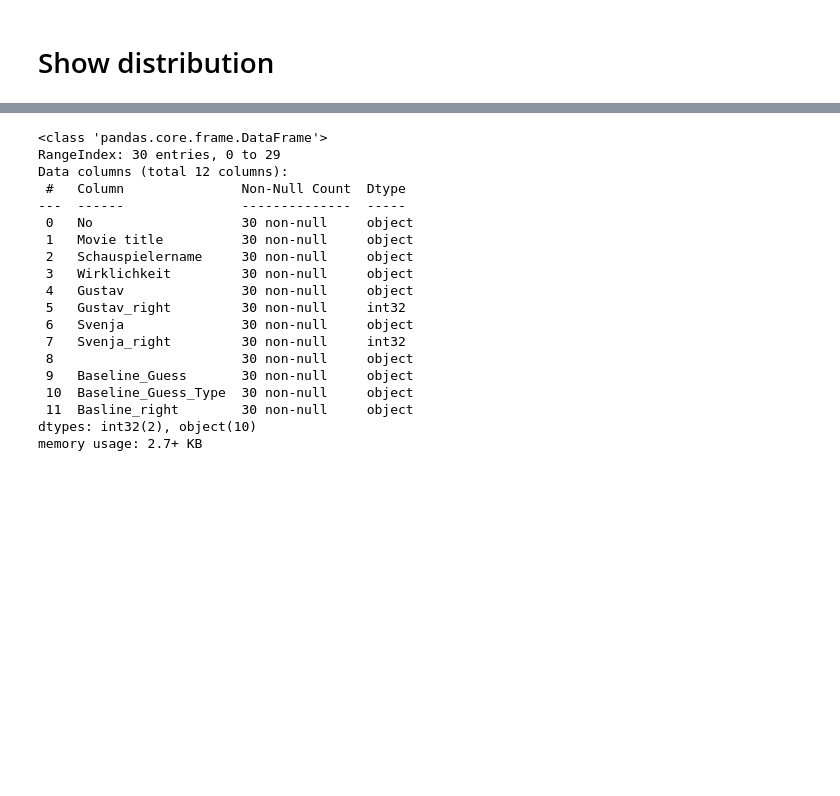
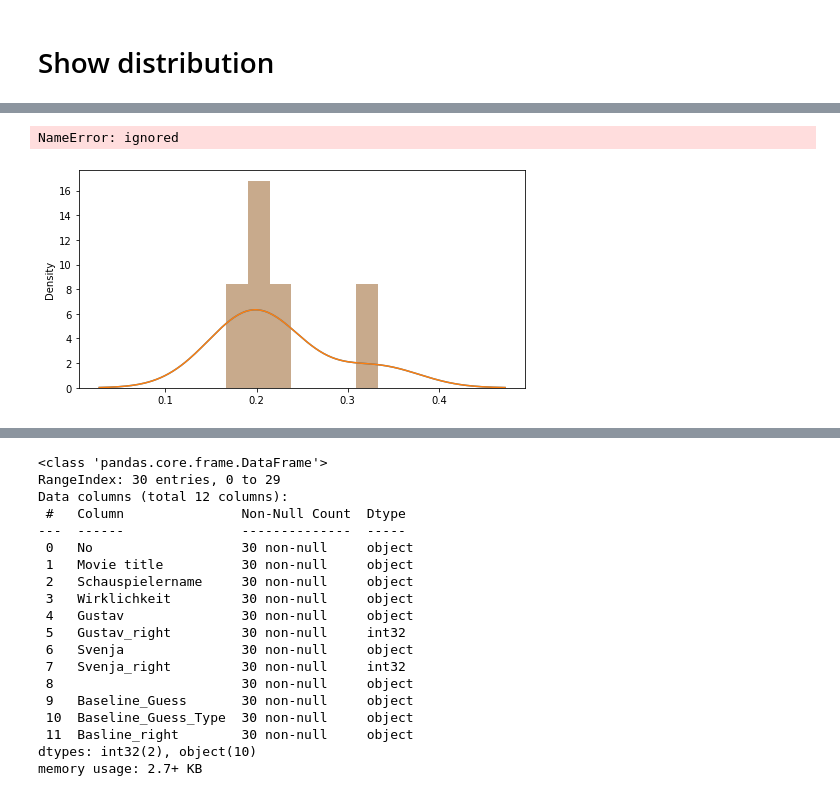
Before and after one commit to gwillig/data_analyse_friends_allergy, a Jupyter notebook: allergy.ipynb, the cells around one changed output, grey strips where cells are left out. Drawn from its saved outputs; the diff is of its cells as text; code cells hidden in the pictures; blank space fills up the shorter version.

```diff
--- a/allergy.ipynb
+++ b/allergy.ipynb
@@ -161,15 +145,0 @@ grouped.mean()[el].std()
-# %%
-#sns.distplot()
-grouped = df_new[["Svenja_right","Gustav_right","Movie title"]].groupby(['Movie title'])
-print("mean: ",grouped.mean()[el].values.mean())
-for el in ["Svenja_right","Gustav_right"]:
-  sns.distplot(grouped.mean()[el].values)
-  print("mean: ",grouped.mean()[el].values.mean())
-  std1 = grouped.mean()[el].std()
-  std2 = std1*2
-  std3 = std1*3
-  plt.axvline(std1, 0,10,color='r')
-  # plt.text(std1, 0,10,'std1',rotation=90)
-  plt.axvline(std2, 0,10,color='g')
-  plt.axvline(std3, 0,10,color='b')
-  plt.show()
@@ -182,0 +351,41 @@ as
+# %%
+x = grouped.mean()[colum_name].values/grouped.sum()
+print(x)
+plt.hist(x, 6, density=False, facecolor='g', alpha=0.75)
+# %% [output]
+NameError: ignored
+# %%
+#%%
+# imports
+import matplotlib.pyplot as plt
+import pandas as pd
+import numpy as np
+import warnings
+warnings.simplefilter(action='ignore', category=FutureWarning)
+import pylab
+pylab.rcParams['figure.figsize'] = (8, 4)
+import seaborn as sns
+from collections import OrderedDict
+
+# Function to build synthetic data
+def sample(rSeed, periodLength, colNames):
+
+    np.random.seed(rSeed)
+    date = pd.to_datetime("1st of Dec, 1999")
+    cols = OrderedDict()
+
+    for col in colNames:
+        cols[col] = np.random.normal(loc=0.0, scale=1.0, size=periodLength)
+    dates = date+pd.to_timedelta(np.arange(periodLength), 'D')
+
+    df = pd.DataFrame(cols, index = dates)
+    return(df)
+
+# Dataframe with synthetic data
+df = sample(rSeed = 123, colNames = ['X1', 'X2'], periodLength = 50)
+
+# sns.distplot with multiple layers
+for var in list(df):
+    myPlot = sns.distplot(grouped.mean()[colum_name].values)
+# %% [output]
+[figure, added]
```
Also changed, not shown: parts of 14 cells of this notebook.
